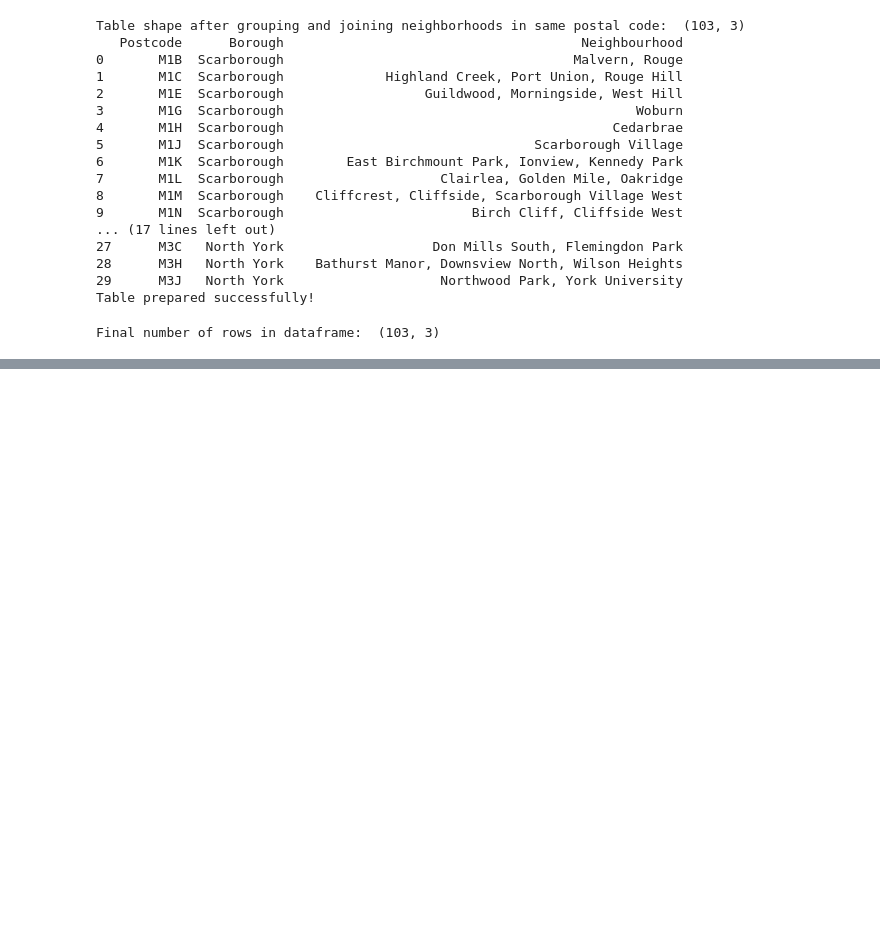
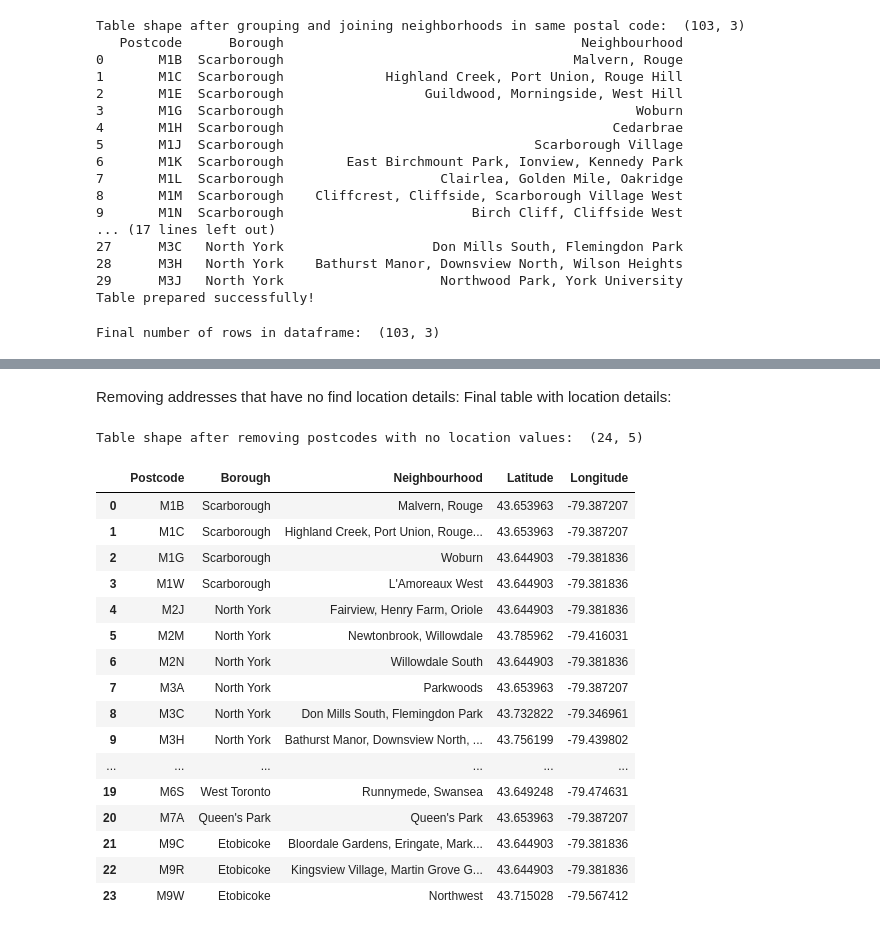
Before and after one commit to sujita20/Coursera_Capstone, a Jupyter notebook: Segmenting and Clustering Toronto.ipynb, the cells around one changed output, grey strips where cells are left out. Saved outputs shown, nothing was run; the diff lists cells and outputs as text; code cells hidden in the pictures; blank space fills up the shorter version.

```diff
--- a/Segmenting and Clustering Toronto.ipynb
+++ b/Segmenting and Clustering Toronto.ipynb
@@ -235,0 +262,15 @@ Final number of rows in dataframe:  (103, 3)
+# %%
+pbar = ProgressBar()
+geolocator = Nominatim()
+location = None
+while(location is None):
+    for index in pbar(range(0,dataframe3['Postcode'].shape[0])):
+        address = dataframe3.loc[index,'Postcode'] + ", Toronto, Ontario"
+        location = geolocator.geocode(address, timeout = None)
+        if (location != None):
+            dataframe3.loc[index,'Latitude'] = location.latitude
+            dataframe3.loc[index,'Longitude'] = location.longitude
+        sleep(1)
+
+print(dataframe3.shape)
+dataframe3.head()
@@ -235,0 +286,27 @@ Final number of rows in dataframe:  (103, 3)
+# %% [markdown]
+Removing addresses that have no find location details:
+Final table with location details:
+# %%
+dataframe4 = dataframe3.dropna()
+dataframe4 = dataframe4.reset_index(drop=True)
+print("Table shape after removing postcodes with no location values: ",dataframe4.shape)
+dataframe4.head(25)
+# %% [output]
+Table shape after removing postcodes with no location values:  (24, 5)
+|  | Postcode | Borough | Neighbourhood | Latitude | Longitude |
+| 0 | M1B | Scarborough | Malvern, Rouge | 43.653963 | -79.387207 |
+| 1 | M1C | Scarborough | Highland Creek, Port Union, Rouge... | 43.653963 | -79.387207 |
+| 2 | M1G | Scarborough | Woburn | 43.644903 | -79.381836 |
+| 3 | M1W | Scarborough | L'Amoreaux West | 43.644903 | -79.381836 |
+| 4 | M2J | North York | Fairview, Henry Farm, Oriole | 43.644903 | -79.381836 |
+| 5 | M2M | North York | Newtonbrook, Willowdale | 43.785962 | -79.416031 |
+| 6 | M2N | North York | Willowdale South | 43.644903 | -79.381836 |
+| 7 | M3A | North York | Parkwoods | 43.653963 | -79.387207 |
+| 8 | M3C | North York | Don Mills South, Flemingdon Park | 43.732822 | -79.346961 |
+| 9 | M3H | North York | Bathurst Manor, Downsview North, ... | 43.756199 | -79.439802 |
+| ... | ... | ... | ... | ... | ... |
+| 19 | M6S | West Toronto | Runnymede, Swansea | 43.649248 | -79.474631 |
+| 20 | M7A | Queen's Park | Queen's Park | 43.653963 | -79.387207 |
+| 21 | M9C | Etobicoke | Bloordale Gardens, Eringate, Mark... | 43.644903 | -79.381836 |
+| 22 | M9R | Etobicoke | Kingsview Village, Martin Grove G... | 43.644903 | -79.381836 |
+| 23 | M9W | Etobicoke | Northwest | 43.715028 | -79.567412 |
```
Also changed, not shown: parts of 4 cells of this notebook.
